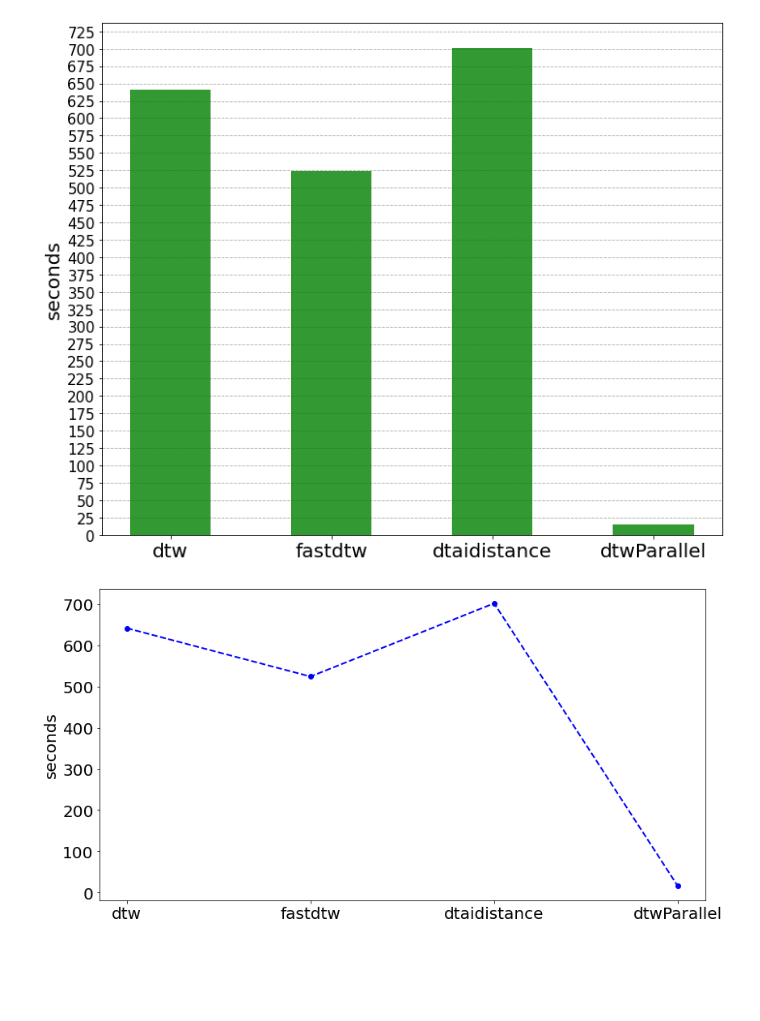
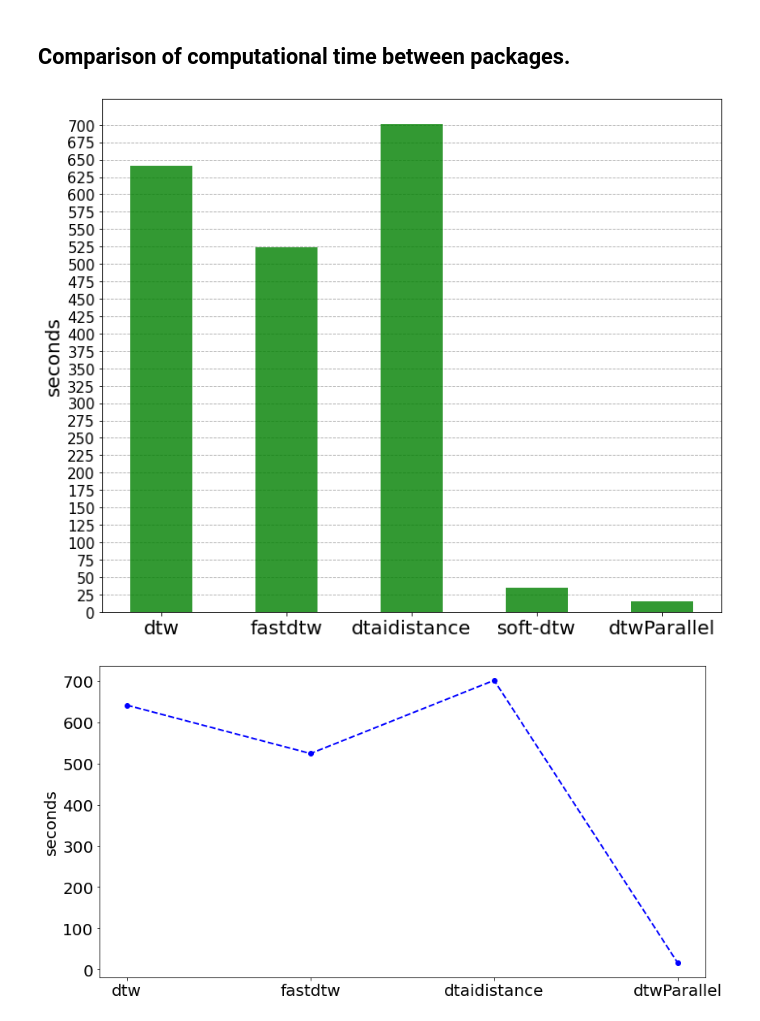
Before and after one commit to oscarescuderoarnanz/dtwParallel, a Jupyter notebook: exampleData/CodeExamples/plot_timeExamples.ipynb, the cells around one changed output. Saved outputs shown, nothing was run; the diff lists cells and outputs as text; code cells hidden in the pictures; blank space fills up the shorter version.

```diff
--- a/exampleData/CodeExamples/plot_timeExamples.ipynb
+++ b/exampleData/CodeExamples/plot_timeExamples.ipynb
@@ -4,10 +7,9 @@ import matplotlib.pyplot as plt
 # %%
 dicc = {}
-number = 2**8
+number = 2**7
 n_threads = [2**n for n in range(number) if 2**n < number]
 n_threads.append(-1)
-#data = np.loadtxt('../results_E1_SyntheticData/time_dtwParallel_dep.txt', dtype=str)
-data = np.loadtxt('./E2_FinanceData/time_dtwParallel_dep.txt', dtype=str)
+data = np.loadtxt('../results_E2_SyntheticData/dtwParallel_d.txt', dtype=str)
 for index in range(len(n_threads)):
     a = data[index*31+1:31*index+31]
     a = [word.rstrip(",[]") for word in a]
@@ -38,3 +194,5 @@ plt.tight_layout()
+# %% [markdown]
+## Comparison of computational time between packages.
 # %%
 data = np.loadtxt('../results_E1_SyntheticData/dtw.txt', dtype=str)
 a = [word.rstrip(",[]") for word in data]
@@ -53,24 +211,31 @@ a = [word.rstrip(",[]") for word in data]
 a[0] = a[0][1:]
 a = [float(i) for i in a]
 dtaidistance_value = np.mean(a)
+# %%
+data = np.loadtxt('../results_E1_SyntheticData/softdtw.txt', dtype=str)
+a = [word.rstrip(",[]") for word in data]
+a[0] = a[0][1:]
+a = [float(i) for i in a]
+softdtw_value = np.mean(a)
 # %%
-values = [dtw_value, fastdtw_value, dtaidistance_value, np.mean(dicc[64])]
+values = [dtw_value, fastdtw_value, dtaidistance_value, softdtw_value, np.mean(dicc[64])]
 # %%
 fig,axis = plt.subplots(1,1,figsize=(10,8))
 
-plt.bar(np.arange(4), values, color='green', width=0.5, alpha=0.8)
+plt.bar(np.arange(5), values, color='green', width=0.5, alpha=0.8)
 
-keys_finales = ['dtw', 'fastdtw', 'dtaidistance', 'dtwParallel']
-plt.xticks(np.arange(4), keys_finales, fontsize=20)
+keys_finales = ['dtw', 'fastdtw', 'dtaidistance',  'soft-dtw', 'dtwParallel']
+plt.xticks(np.arange(5), keys_finales, fontsize=20)
+keys_finales_2 = np.arange(0,725,25)
 plt.yticks(keys_finales_2, fontsize=15)
 axis.set_ylabel('seconds',fontsize=20)
 plt.tight_layout()
 axis.yaxis.grid(linestyle = 'dashed')  # grid lines
 axis.set_axisbelow(True)  # grid lines are behind the rest
 
 plt.savefig("../Figures/comparativeTime.png")
 # %% [output]
-[figure, old version]
+[figure, new version]
 # %%
 fig,axis = plt.subplots(1,1,figsize=(12,6))
 
```
Also changed, not shown: parts of 10 cells of this notebook, 21 other files.
